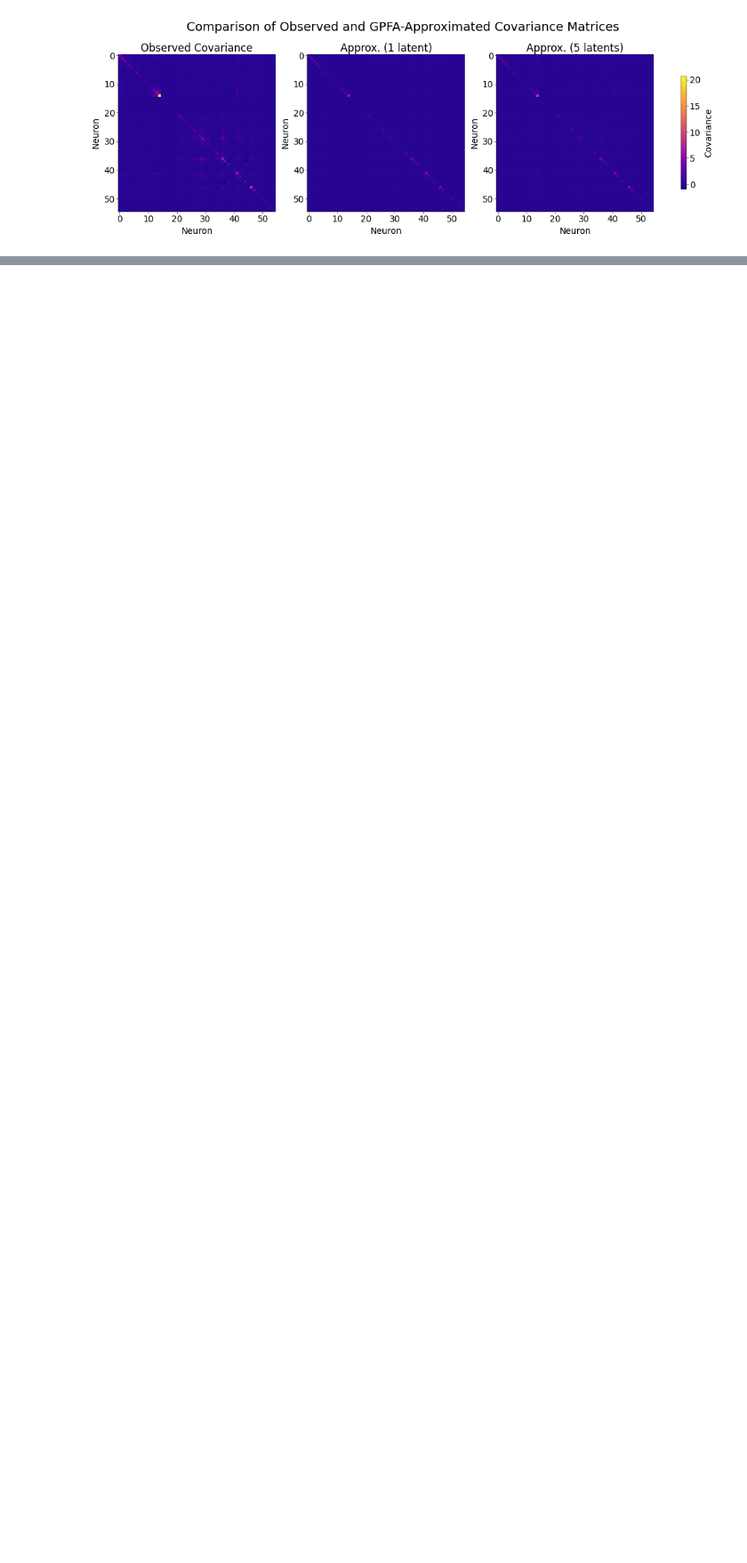
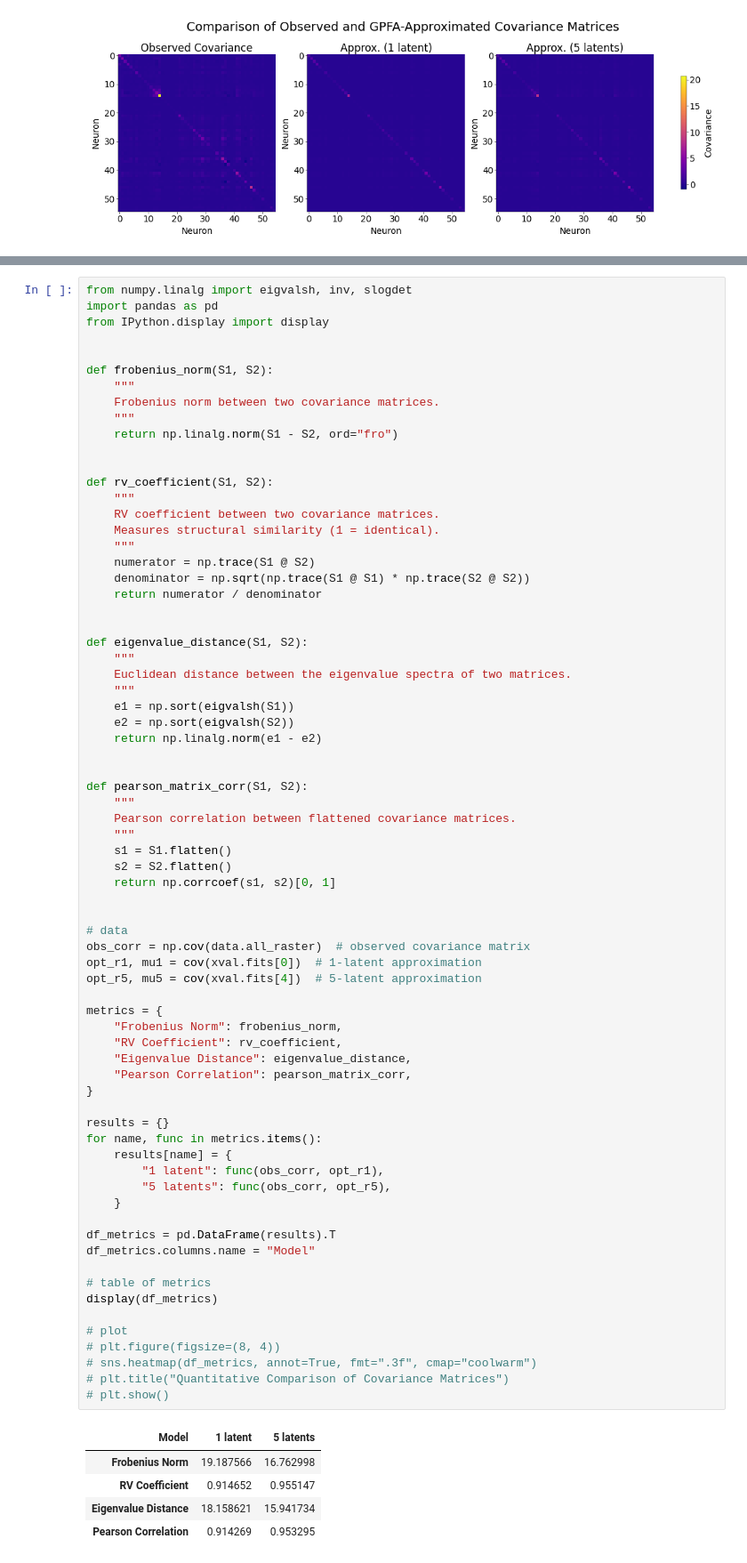
Before and after one commit to flobu98/neural_data_science, a Jupyter notebook: CodingLab6.ipynb, the cells around one changed output, grey strips where cells are left out. Shown at 89% size. Drawn from its saved outputs; the diff is of its cells as text; blank space fills up the shorter version.

```diff
--- a/CodingLab6.ipynb
+++ b/CodingLab6.ipynb
@@ -743,0 +751,77 @@ plt.show()
+# %%
+from numpy.linalg import eigvalsh, inv, slogdet
+import pandas as pd
+from IPython.display import display
+
+
+def frobenius_norm(S1, S2):
+    """
+    Frobenius norm between two covariance matrices.
+    """
+    return np.linalg.norm(S1 - S2, ord="fro")
+
+
+def rv_coefficient(S1, S2):
+    """
+    RV coefficient between two covariance matrices.
+    Measures structural similarity (1 = identical).
+    """
+    numerator = np.trace(S1 @ S2)
+    denominator = np.sqrt(np.trace(S1 @ S1) * np.trace(S2 @ S2))
+    return numerator / denominator
+
+
+def eigenvalue_distance(S1, S2):
+    """
+    Euclidean distance between the eigenvalue spectra of two matrices.
+    """
+    e1 = np.sort(eigvalsh(S1))
+    e2 = np.sort(eigvalsh(S2))
+    return np.linalg.norm(e1 - e2)
+
+
+def pearson_matrix_corr(S1, S2):
+    """
+    Pearson correlation between flattened covariance matrices.
+    """
+    s1 = S1.flatten()
+    s2 = S2.flatten()
+    return np.corrcoef(s1, s2)[0, 1]
+
+
+# data
+obs_corr = np.cov(data.all_raster)  # observed covariance matrix
+opt_r1, mu1 = cov(xval.fits[0])  # 1-latent approximation
+opt_r5, mu5 = cov(xval.fits[4])  # 5-latent approximation
+
+metrics = {
+    "Frobenius Norm": frobenius_norm,
+    "RV Coefficient": rv_coefficient,
+    "Eigenvalue Distance": eigenvalue_distance,
+    "Pearson Correlation": pearson_matrix_corr,
+}
+
+results = {}
+for name, func in metrics.items():
+    results[name] = {
+        "1 latent": func(obs_corr, opt_r1),
+        "5 latents": func(obs_corr, opt_r5),
+    }
+
+df_metrics = pd.DataFrame(results).T
+df_metrics.columns.name = "Model"
+
+# table of metrics
+display(df_metrics)
+
+# plot
+# plt.figure(figsize=(8, 4))
+# sns.heatmap(df_metrics, annot=True, fmt=".3f", cmap="coolwarm")
+# plt.title("Quantitative Comparison of Covariance Matrices")
+# plt.show()
+# %% [output]
+| Model | 1 latent | 5 latents |
+| Frobenius Norm | 19.187566 | 16.762998 |
+| RV Coefficient | 0.914652 | 0.955147 |
+| Eigenvalue Distance | 18.158621 | 15.941734 |
+| Pearson Correlation | 0.914269 | 0.953295 |
```
Also changed, not shown: parts of 9 cells of this notebook.
